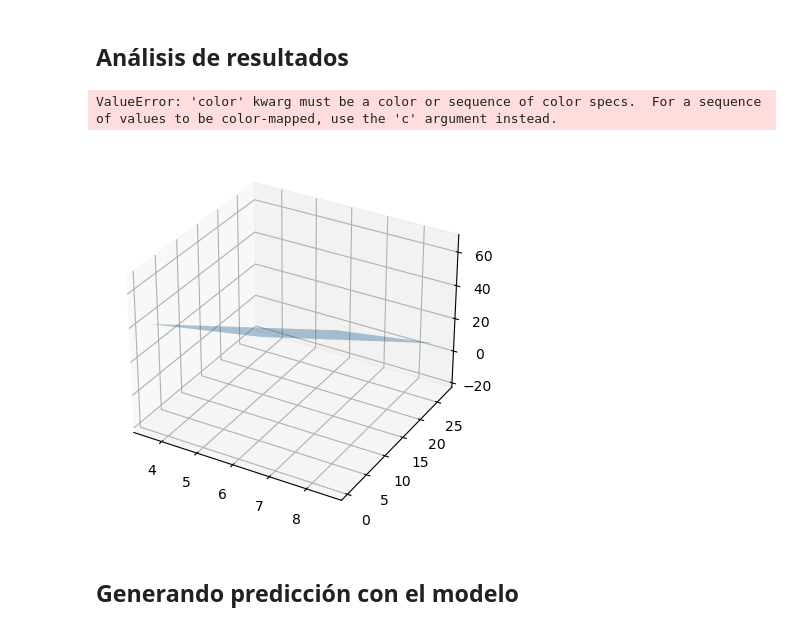
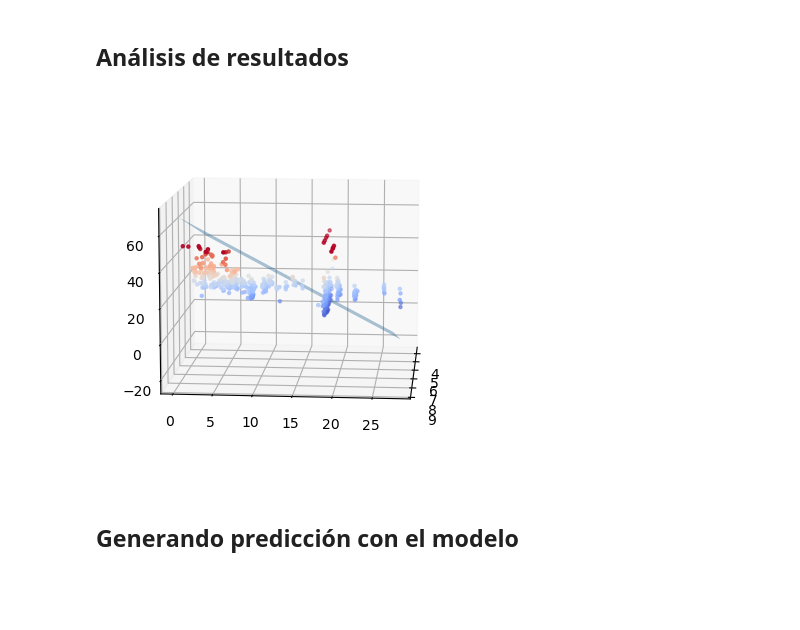
Before and after one commit to adolfo85/regresionlineal, a Jupyter notebook: Ejercicio_Multivariable.ipynb, the cells around one changed output. Saved outputs shown, nothing was run; the diff lists cells and outputs as text; code cells hidden in the pictures; blank space fills up the shorter version.

```diff
--- a/Ejercicio_Multivariable.ipynb
+++ b/Ejercicio_Multivariable.ipynb
@@ -41,26 +41,28 @@ LinearRegression()
 # %%
 import matplotlib.pyplot as plt
 from mpl_toolkits.mplot3d import *
 import numpy as np
 x1_range = np.arange(df['RM'].min(),df['RM'].max())
 x2_range = np.arange(df['INDUS'].min(),df['INDUS'].max())
 
 X1, X2 = np.meshgrid(x1_range,x2_range)
 
 plano = pd.DataFrame({'RM':X1.ravel(), 'INDUS':X2.ravel()})
 pred = slr.predict(plano).reshape(X1.shape)
 pred = sc_y.inverse_transform(pred)
 
 fig = plt.figure()
 ax = fig.gca(projection='3d')
 ax.plot_surface(X1,X2,pred, alpha=0.4)
 
-ax.scatter3D(df['RM'], df['INDUS'], df['MEDV'], color='R', marker='.')
+color_map = plt.cm.get_cmap('coolwarm')
+
+ax.scatter3D(df['RM'], df['INDUS'], df['MEDV'], c=df['MEDV'], cmap=color_map, marker='.')
+
 ax.view_init(elev=10, azim=5)
 plt.show()
 # %% [output]
-ValueError: 'color' kwarg must be a color or sequence of color specs.  For a sequence of values to be color-mapped, use the 'c' argument instead.
-[figure, old version]
+[figure, new version]
 # %% [markdown]
 ## Generando predicción con el modelo
 # %%
```
Also changed, not shown: parts of 1 cell of this notebook.
